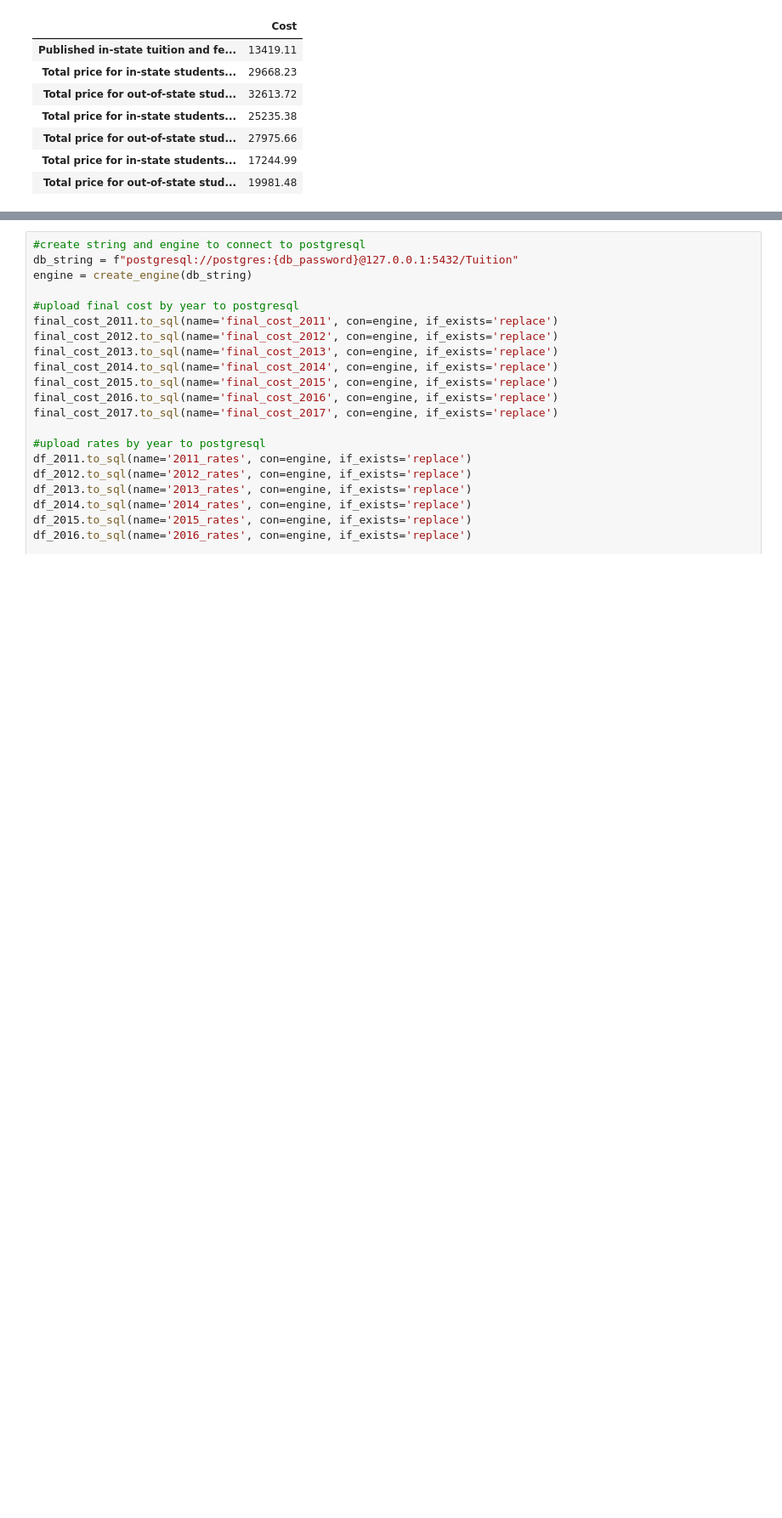
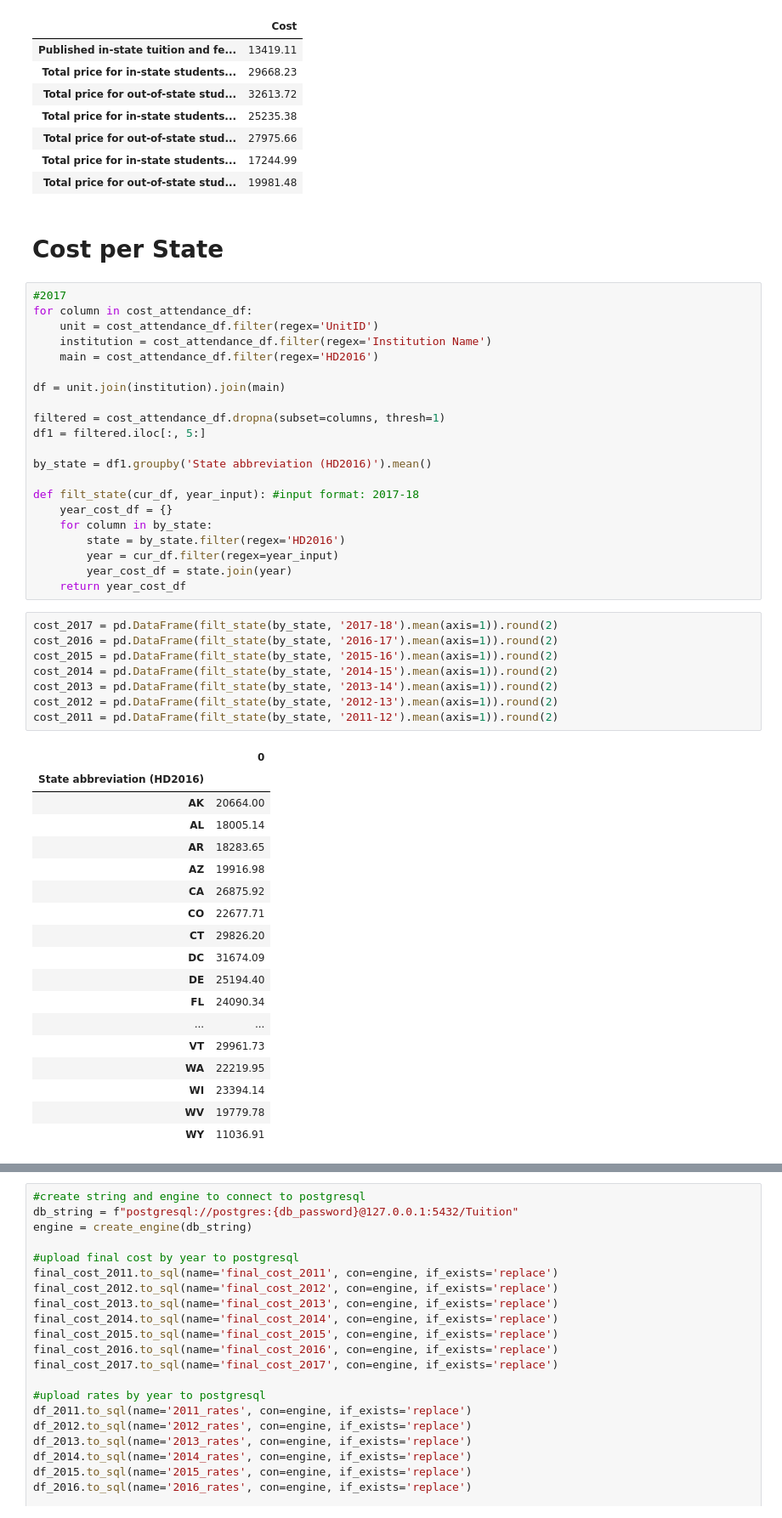
Before and after one commit to mthalken/Tuition_Analysis, a Jupyter notebook: Refactored_Cleaning_Code.ipynb, the cells around one changed output, grey strips where cells are left out. Shown: that part at 85% size. Cells and saved outputs as stored; diff of their text form; blank space fills up the shorter version.

```diff
--- a/Refactored_Cleaning_Code.ipynb
+++ b/Refactored_Cleaning_Code.ipynb
@@ -618,4 +619,54 @@ final_cost_2011.set_axis({'Cost'}, axis=1).round(2)
 | Total price for out-of-state stud... | 27975.66 |
 | Total price for in-state students... | 17244.99 |
 | Total price for out-of-state stud... | 19981.48 |
+# %% [markdown]
+# Cost per State
+# %%
+#2017
+for column in cost_attendance_df:
+    unit = cost_attendance_df.filter(regex='UnitID')
+    institution = cost_attendance_df.filter(regex='Institution Name')
+    main = cost_attendance_df.filter(regex='HD2016')
+
+df = unit.join(institution).join(main)
+
+filtered = cost_attendance_df.dropna(subset=columns, thresh=1)
+df1 = filtered.iloc[:, 5:]
+
+by_state = df1.groupby('State abbreviation (HD2016)').mean()
+
+def filt_state(cur_df, year_input): #input format: 2017-18
+    year_cost_df = {}
+    for column in by_state:
+        state = by_state.filter(regex='HD2016')
+        year = cur_df.filter(regex=year_input)
+        year_cost_df = state.join(year)
+    return year_cost_df
+# %%
+cost_2017 = pd.DataFrame(filt_state(by_state, '2017-18').mean(axis=1)).round(2)
+cost_2016 = pd.DataFrame(filt_state(by_state, '2016-17').mean(axis=1)).round(2)
+cost_2015 = pd.DataFrame(filt_state(by_state, '2015-16').mean(axis=1)).round(2)
+cost_2014 = pd.DataFrame(filt_state(by_state, '2014-15').mean(axis=1)).round(2)
+cost_2013 = pd.DataFrame(filt_state(by_state, '2013-14').mean(axis=1)).round(2)
+cost_2012 = pd.DataFrame(filt_state(by_state, '2012-13').mean(axis=1)).round(2)
+cost_2011 = pd.DataFrame(filt_state(by_state, '2011-12').mean(axis=1)).round(2)
+# %% [output]
+|  | 0 |
+| State abbreviation (HD2016) |  |
+| AK | 20664.00 |
+| AL | 18005.14 |
+| AR | 18283.65 |
+| AZ | 19916.98 |
+| CA | 26875.92 |
+| CO | 22677.71 |
+| CT | 29826.20 |
+| DC | 31674.09 |
+| DE | 25194.40 |
+| FL | 24090.34 |
+| ... | ... |
+| VT | 29961.73 |
+| WA | 22219.95 |
+| WI | 23394.14 |
+| WV | 19779.78 |
+| WY | 11036.91 |
 # %% [markdown]
```
Also changed, not shown: parts of 42 cells of this notebook, 33 other files.
